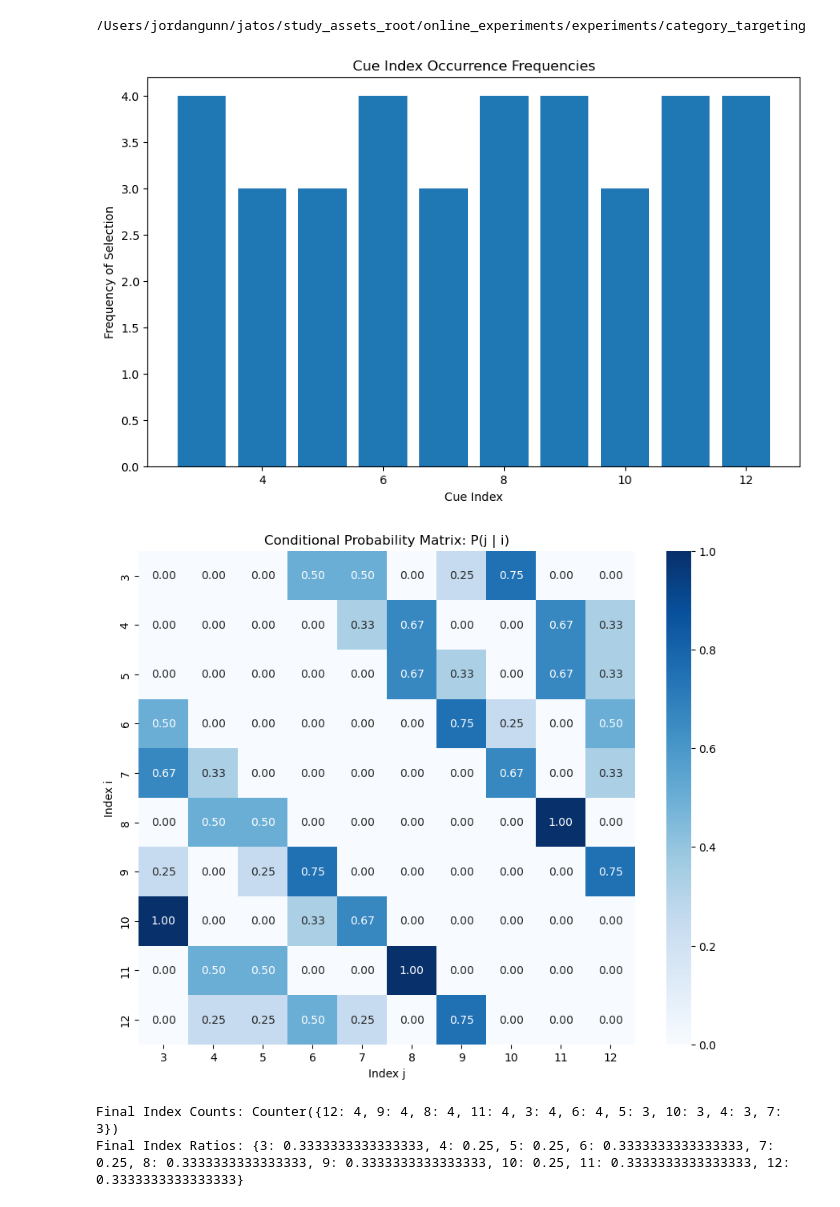
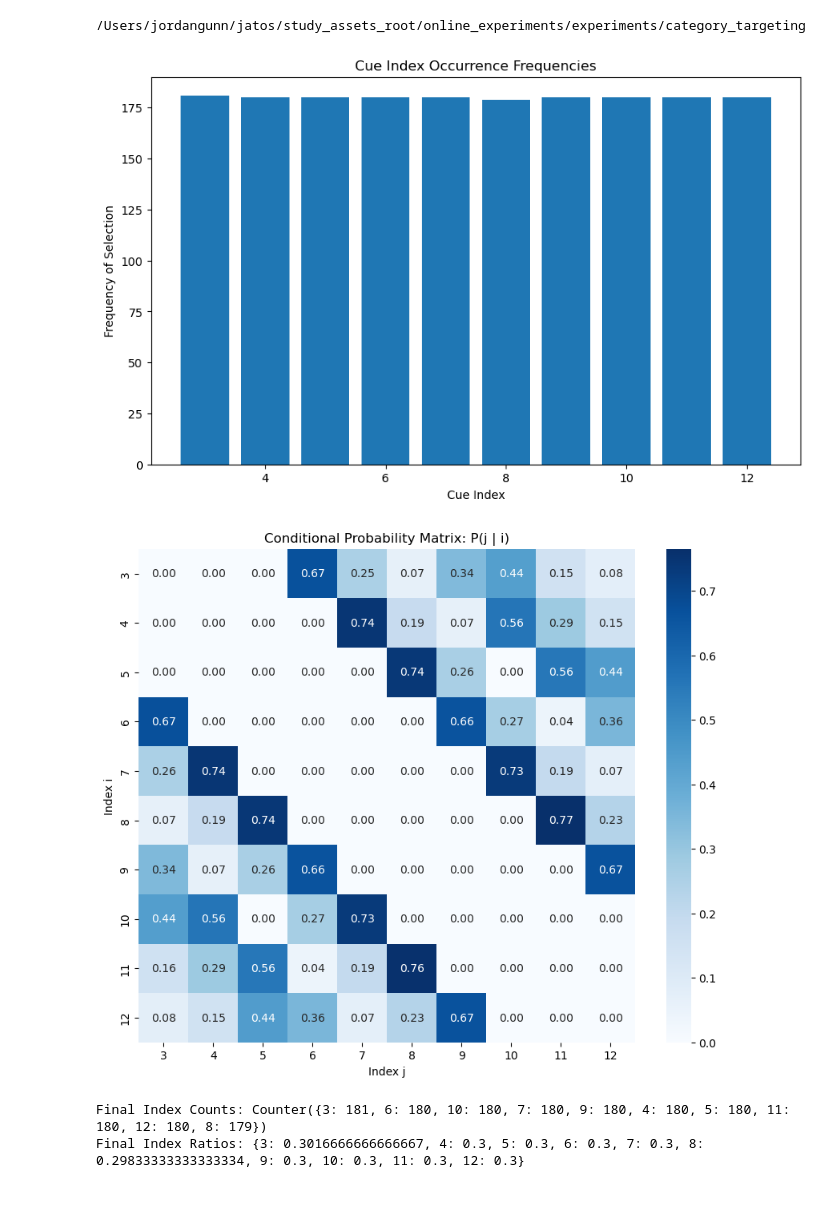
Before and after one commit to vucml/online_experiments, a Jupyter notebook: experiments/category_targeting/test_generate_design.ipynb, the cells around one changed output. Saved outputs shown, nothing was run; the diff lists cells and outputs as text; code cells hidden in the pictures.

```diff
--- a/experiments/category_targeting/test_generate_design.ipynb
+++ b/experiments/category_targeting/test_generate_design.ipynb
@@ -83,38 +83,38 @@ def analyze_cue_index_occurrences_and_conditional_probabilities(trials: list[lis
 # Example usage
 list_length = 16
 middle_region_size = 10
 cue_count = 3
 spacing = 2
-total_trials = 20
+total_trials = 1000
 control_proportion = 0.4
 total_recalls = 6
 cue_region_size = 10
 
 # Generate the trials
 generated_trials = generate_category_cue_indices(
     trial_count=total_trials,
     list_length=list_length,
     control_proportion=control_proportion,
     cue_count=cue_count,
     total_recalls=total_recalls,
     cue_region_size=cue_region_size,
     spacing=spacing
 )
 
 # Analyze the generated trials
 serial_positions = list(range((list_length - cue_region_size) // 2, (list_length + cue_region_size) // 2))
 final_index_counts, final_index_ratios, conditional_prob_matrix = analyze_cue_index_occurrences_and_conditional_probabilities(
     generated_trials, serial_positions
 )
 
 # Display the results
 print("Final Index Counts:", final_index_counts)
 print("Final Index Ratios:", final_index_ratios)
 # %% [output]
-[figure, old version]
+[figure, new version]
-[figure, old version]
+[figure, new version]
-Final Index Counts: Counter({12: 4, 9: 4, 8: 4, 11: 4, 3: 4, 6: 4, 5: 3, 10: 3, 4: 3, 7: 3})
-Final Index Ratios: {3: 0.3333333333333333, 4: 0.25, 5: 0.25, 6: 0.3333333333333333, 7: 0.25, 8: 0.3333333333333333, 9: 0.3333333333333333, 10: 0.25, 11: 0.3333333333333333, 12: 0.3333333333333333}
+Final Index Counts: Counter({3: 181, 6: 180, 10: 180, 7: 180, 9: 180, 4: 180, 5: 180, 11: 180, 12: 180, 8: 179})
+Final Index Ratios: {3: 0.3016666666666667, 4: 0.3, 5: 0.3, 6: 0.3, 7: 0.3, 8: 0.29833333333333334, 9: 0.3, 10: 0.3, 11: 0.3, 12: 0.3}
 # %%
 generated_trials
 # %% [output]
```
Also changed, not shown: parts of 1 cell of this notebook, 5 other files.
